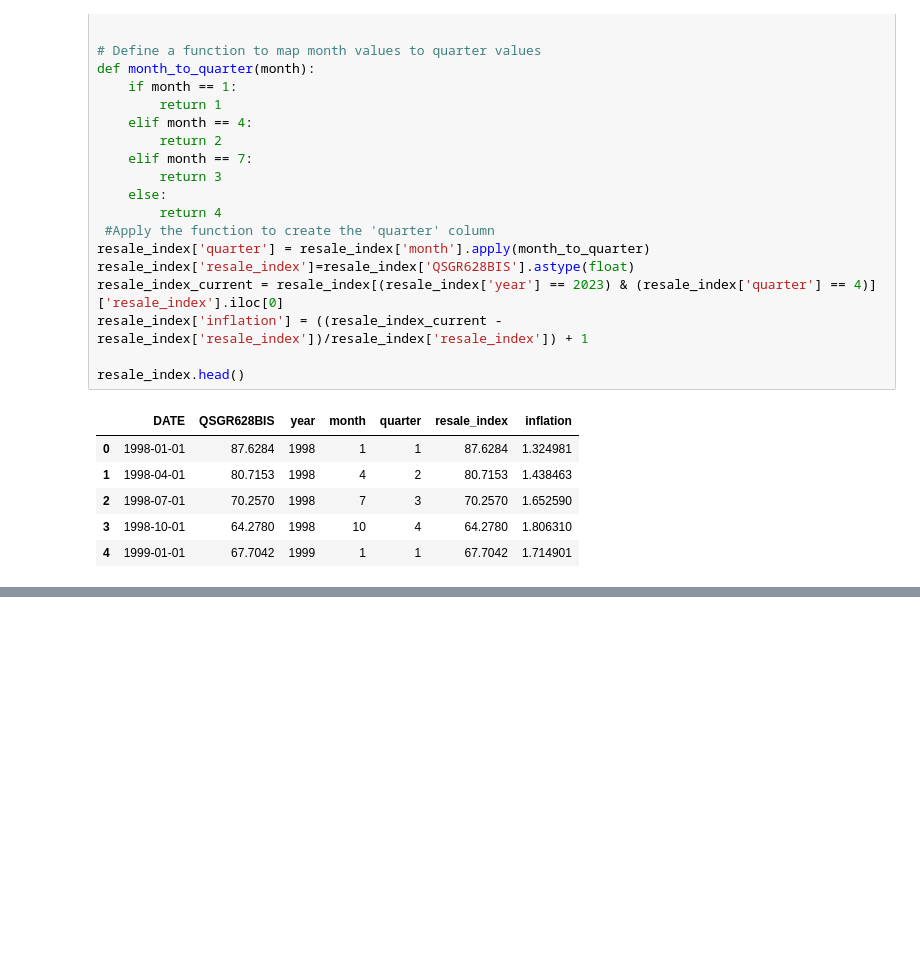
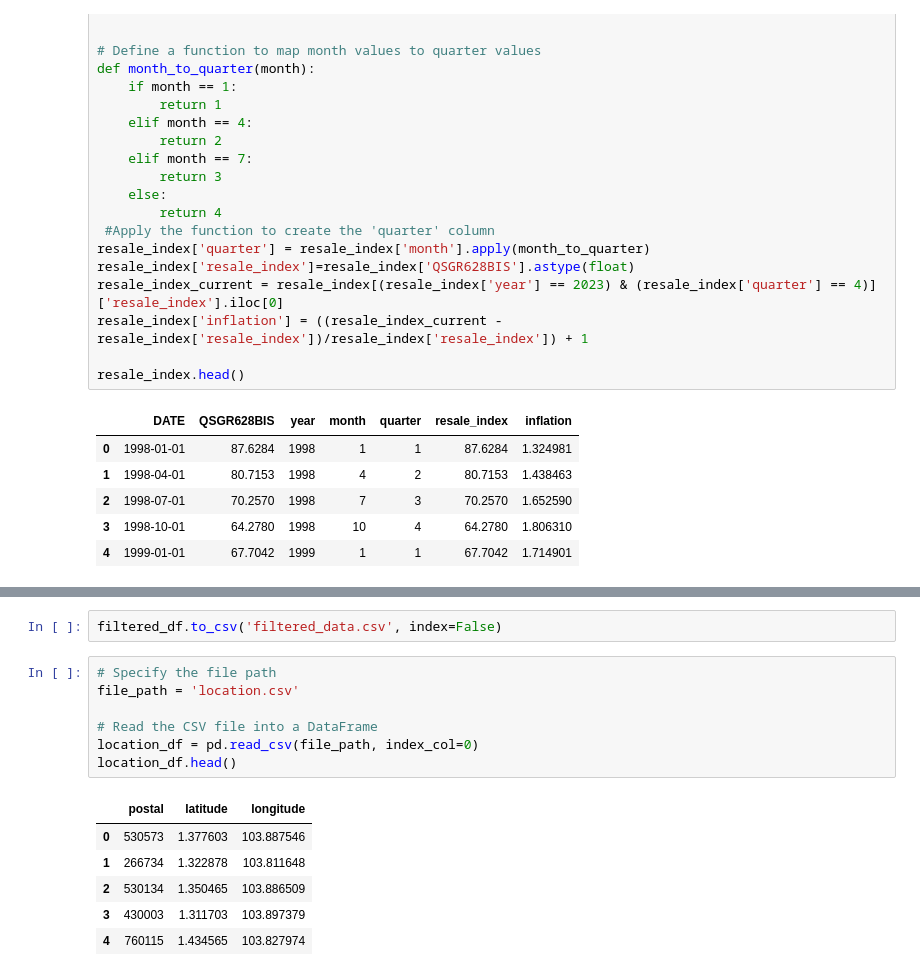
Before and after one commit to Yang990121/Data-Engine, a Jupyter notebook: ETL/02_Data_Processing/02C_Feature_Engineering.ipynb, the cells around one changed output, grey strips where cells are left out. Saved outputs shown, nothing was run; the diff lists cells and outputs as text; blank space fills up the shorter version.

```diff
--- a/ETL/02_Data_Processing/02C_Feature_Engineering.ipynb
+++ b/ETL/02_Data_Processing/02C_Feature_Engineering.ipynb
@@ -384,0 +391,16 @@ filtered_df.head()
+# %%
+filtered_df.to_csv('filtered_data.csv', index=False)
+# %%
+# Specify the file path
+file_path = 'location.csv'
+
+# Read the CSV file into a DataFrame
+location_df = pd.read_csv(file_path, index_col=0)
+location_df.head()
+# %% [output]
+|  | postal | latitude | longitude |
+| 0 | 530573 | 1.377603 | 103.887546 |
+| 1 | 266734 | 1.322878 | 103.811648 |
+| 2 | 530134 | 1.350465 | 103.886509 |
+| 3 | 430003 | 1.311703 | 103.897379 |
+| 4 | 760115 | 1.434565 | 103.827974 |
```
Also changed, not shown: parts of 30 cells of this notebook, 3 other files.
